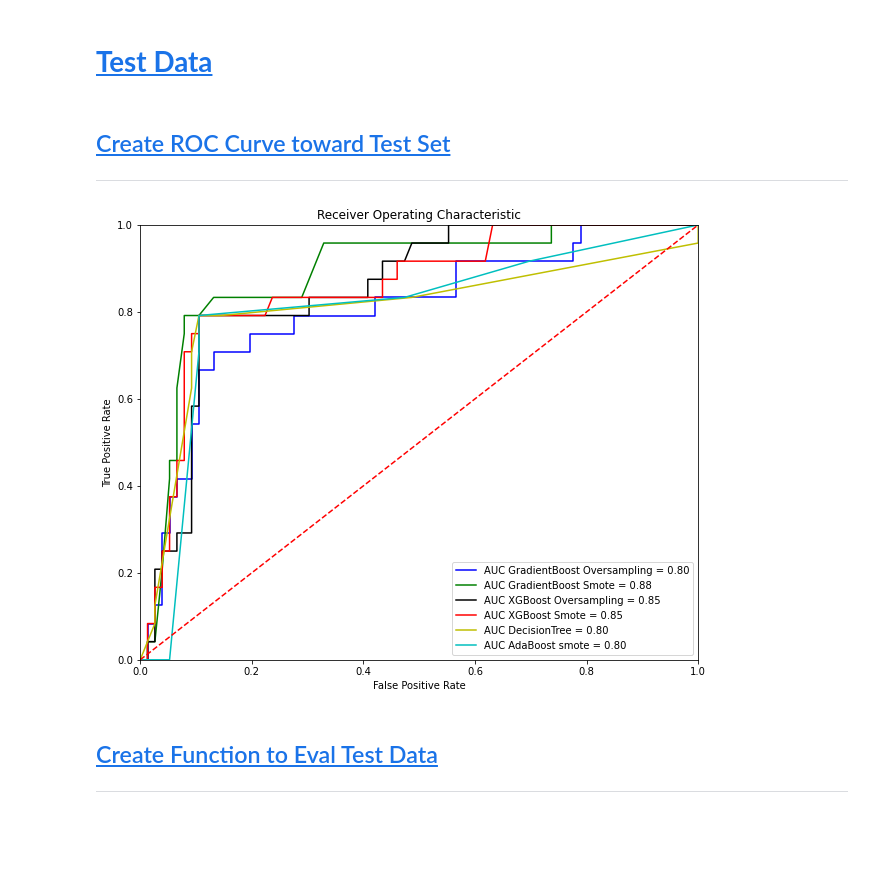
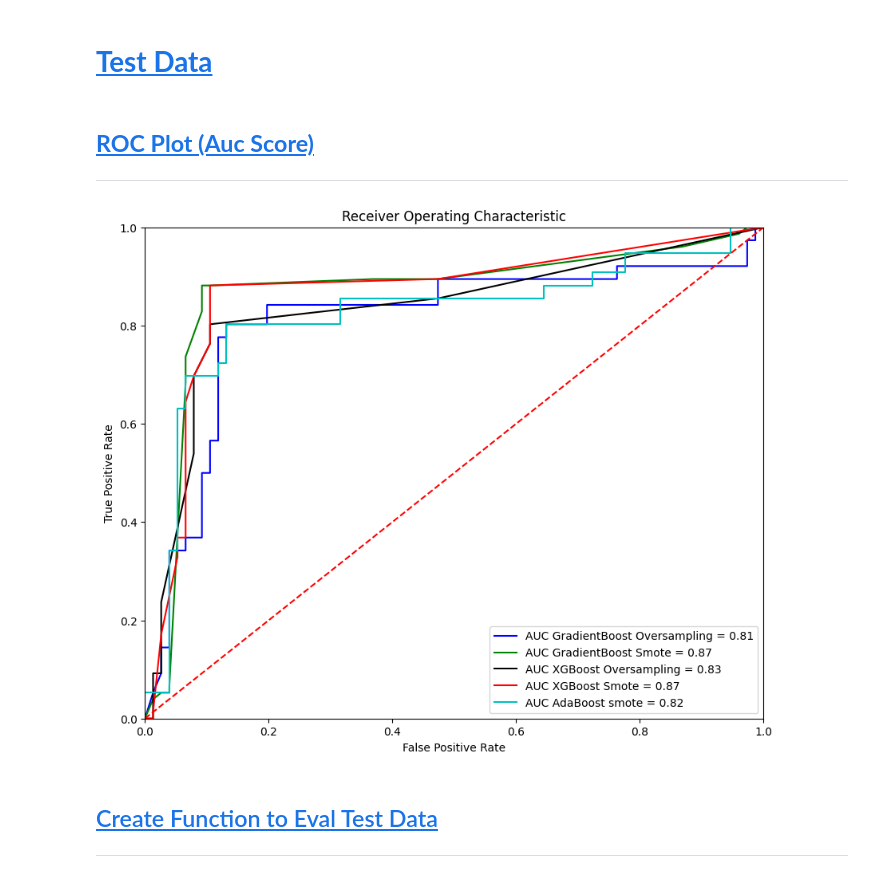
Before and after one commit to DandiMahendris/Auto-Insurance-Fraud-Detection, a Jupyter notebook: 05_modelling.ipynb, the cells around one changed output. Saved outputs shown, nothing was run; the diff lists cells and outputs as text; code cells hidden in the pictures; blank space fills up the shorter version.

```diff
--- a/05_modelling.ipynb
+++ b/05_modelling.ipynb
@@ -692,12 +692,12 @@ plt.show()
 # cv = StratifiedKFold(n_splits=5)
 
 
-# grad_tree_cv_smote = BayesSearchCV(
-#                         estimator = grad_tree,
-#                         search_spaces= param_grid,
-#                         cv = cv,
-#                         scoring = "roc_auc",
-#                         n_jobs = -1)
+grad_tree_cv = BayesSearchCV(
+                        estimator = grad_tree,
+                        search_spaces= param_grid,
+                        cv = cv,
+                        scoring = "roc_auc",
+                        n_jobs = -1)
 
 grad_tree_cv.fit(x_train["smote"], y_train["smote"])
 # %% [output]
@@ -1783,59 +1693,54 @@ pd.DataFrame(training_log_valid)[['model_name',
 # %% [markdown]
 # <a id='toc6_'></a>[<b>Test Data</b>](#toc0_)
 # %% [markdown]
-## <a id='toc6_1_'></a>[Create ROC Curve toward Test Set](#toc0_)
-----
+## <a id='toc4_6_'></a>[<b>ROC Plot (Auc Score)</b>](#toc0_)
+---------
 # %%
 ## Create Proba for all function
-y_valid_xgb_over_proba = xgb_over.predict_proba(x_test)
-y_valid_xgb_smote_proba = xgb_smote.predict_proba(x_test)
-y_valid_dt_proba = dt_tree.predict_proba(x_test)
-y_valid_ada_over_proba = ada_over.predict_proba(x_test)
-y_valid_gb_pred_over_proba = grad_tree.predict_proba(x_test)
-y_valid_gb_pred_smote_proba = grad_tree_smote.predict_proba(x_test)
+y_test_xgb_over_proba = xgb_over.predict_proba(x_test['oversampling'])
+y_test_xgb_smote_proba = xgb_smote.predict_proba(x_test['smote'])
+y_test_ada_smote_proba = ada_smote.predict_proba(x_test['oversampling'])
+y_test_gb_pred_over_proba = grad_tree_over.predict_proba(x_test['oversampling'])
+y_test_gb_pred_smote_proba = grad_tree_smote.predict_proba(x_test['smote'])
 
 ## ROC CURVE Function for create FPR & TPR
-fpr_xgb_over, tpr_xgb_over, threshold_xgb_over = roc_curve(y_test,
-                                         y_valid_xgb_over_proba[:, 1])
-fpr_xgb_smote, tpr_xgb_smote, threshold_xgb_smote = roc_curve(y_test,
-                                         y_valid_xgb_smote_proba[:, 1])
-fpr_dt, tpr_dt, threshold_dt = roc_curve(y_test,
-                                        y_valid_dt_proba[:, 1])
-fpr_ada_over, tpr_ada_over, threshold_ada_over = roc_curve(y_test,
-                                                           y_valid_ada_over_proba[:, 1])
-fpr_gb_over, tpr_gb_over, threshold_gb_over = roc_curve(y_test,
-                                         y_valid_gb_pred_over_proba[:, 1])
+fpr_xgb_over, tpr_xgb_over, _ = roc_curve(y_test['oversampling'],
+                                         y_test_xgb_over_proba[:, 1])
+fpr_xgb_smote, tpr_xgb_smote, _ = roc_curve(y_test['smote'],
+                                         y_test_xgb_smote_proba[:, 1])
+fpr_ada_smote, tpr_ada_smote, _ = roc_curve(y_test['smote'],
+                                            y_test_ada_smote_proba[:, 1])
+fpr_gb_over, tpr_gb_over, _ = roc_curve(y_test['oversampling'],
+                                         y_test_gb_pred_over_proba[:, 1])
 
-fpr_gb_smote, tpr_gb_smote, threshold_gb_smote = roc_curve(y_test,
-                                         y_valid_gb_pred_smote_proba[:, 1])
+fpr_gb_smote, tpr_gb_smote, _ = roc_curve(y_test['smote'],
+                                         y_test_gb_pred_smote_proba[:, 1])
 
 roc_auc_xgb_over = auc(fpr_xgb_over, tpr_xgb_over)
 roc_auc_xgb_smote = auc(fpr_xgb_smote, tpr_xgb_smote)
-roc_auc_dt = auc(fpr_dt, tpr_dt)
-roc_auc_ada_over = auc(fpr_ada_over, tpr_ada_over)
+roc_auc_ada_smote = auc(fpr_ada_smote, tpr_ada_smote)
 roc_auc_gb_over = auc(fpr_gb_over, tpr_gb_over)
 roc_auc_gb_smote = auc(fpr_gb_smote, tpr_gb_smote)
 
 
 plt.subplots(figsize=(10,8))
 plt.title('Receiver Operating Characteristic')
 
 plt.plot(fpr_gb_over, tpr_gb_over, 'b', label = 'AUC GradientBoost Oversampling = %0.2f' % roc_auc_gb_over)
 plt.plot(fpr_gb_smote, tpr_gb_smote, 'g', label = 'AUC GradientBoost Smote = %0.2f' % roc_auc_gb_smote)
 plt.plot(fpr_xgb_over, tpr_xgb_over, 'k', label = 'AUC XGBoost Oversampling = %0.2f' % roc_auc_xgb_over)
 plt.plot(fpr_xgb_smote, tpr_xgb_smote, 'r', label = 'AUC XGBoost Smote = %0.2f' % roc_auc_xgb_smote)
-plt.plot(fpr_dt, tpr_dt, 'y', label = 'AUC DecisionTree = %0.2f' % roc_auc_dt)
-plt.plot(fpr_ada_over, tpr_ada_over, 'c', label = 'AUC AdaBoost smote = %0.2f' % roc_auc_ada_over)
+plt.plot(fpr_ada_smote, tpr_ada_smote, 'c', label = 'AUC AdaBoost smote = %0.2f' % roc_auc_ada_smote)
 
 plt.legend(loc = 'lower right')
 plt.plot([0, 1], [0, 1],'r--')
 plt.xlim([0, 1])
 plt.ylim([0, 1])
 plt.ylabel('True Positive Rate')
 plt.xlabel('False Positive Rate')
 plt.show()
 # %% [output]
-[figure, old version]
+[figure, new version]
 # %% [markdown]
 ## <a id='toc6_2_'></a>[Create Function to Eval Test Data](#toc0_)
 ----
```
Also changed, not shown: parts of 42 cells of this notebook, 7 other files.
